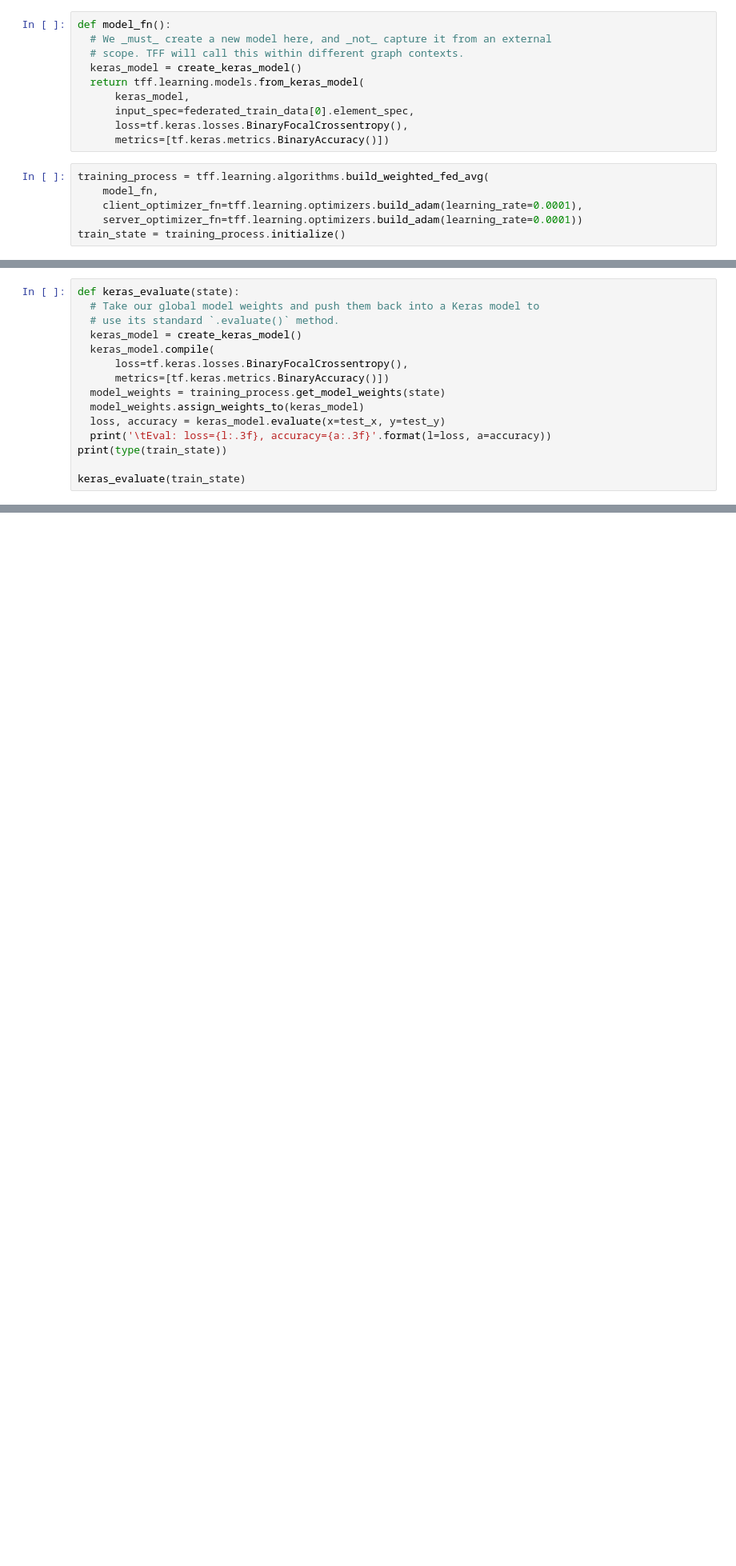
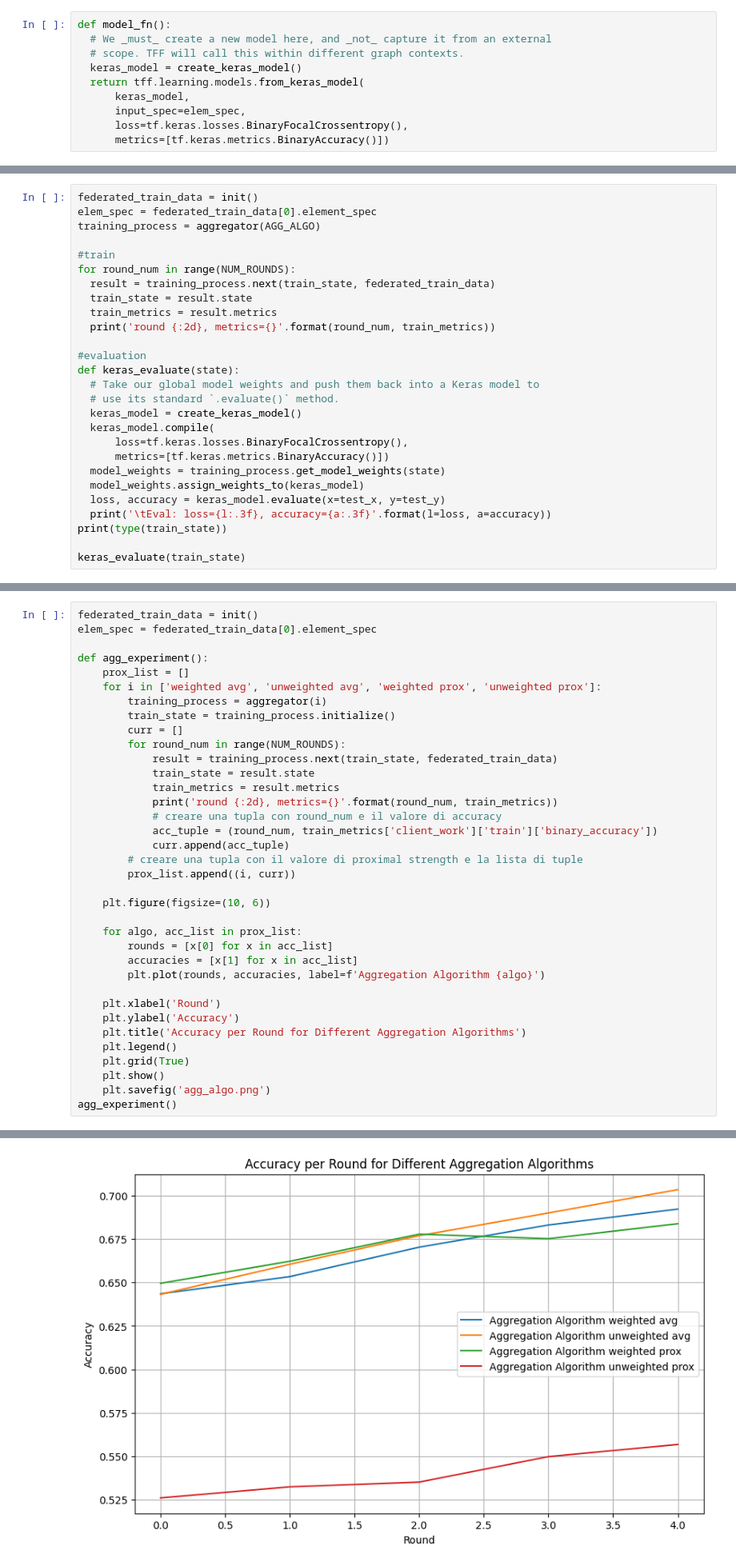
Before and after one commit to VerzaElisa/FL, a Jupyter notebook: federated_task_1.ipynb, the cells around one changed output, grey strips where cells are left out. Shown at 80% size. Cells and saved outputs as stored; diff of their text form; blank space fills up the shorter version.

```diff
--- a/federated_task_1.ipynb
+++ b/federated_task_1.ipynb
@@ -162,12 +149,6 @@ def model_fn():
   keras_model = create_keras_model()
   return tff.learning.models.from_keras_model(
       keras_model,
-      input_spec=federated_train_data[0].element_spec,
+      input_spec=elem_spec,
       loss=tf.keras.losses.BinaryFocalCrossentropy(),
       metrics=[tf.keras.metrics.BinaryAccuracy()])
-# %%
-training_process = tff.learning.algorithms.build_weighted_fed_avg(
-    model_fn,
-    client_optimizer_fn=tff.learning.optimizers.build_adam(learning_rate=0.0001),
-    server_optimizer_fn=tff.learning.optimizers.build_adam(learning_rate=0.0001))
-train_state = training_process.initialize()
@@ -214,4 +178,16 @@ KeyboardInterrupt:
 # %%
+federated_train_data = init()
+elem_spec = federated_train_data[0].element_spec
+training_process = aggregator(AGG_ALGO)
+
+#train
+for round_num in range(NUM_ROUNDS):
+  result = training_process.next(train_state, federated_train_data)
+  train_state = result.state
+  train_metrics = result.metrics
+  print('round {:2d}, metrics={}'.format(round_num, train_metrics))
+
+#evaluation
 def keras_evaluate(state):
   # Take our global model weights and push them back into a Keras model to
   # use its standard `.evaluate()` method.
@@ -228,0 +270,37 @@ keras_evaluate(train_state)
+# %%
+federated_train_data = init()
+elem_spec = federated_train_data[0].element_spec
+
+def agg_experiment():
+    prox_list = []
+    for i in ['weighted avg', 'unweighted avg', 'weighted prox', 'unweighted prox']:
+        training_process = aggregator(i)
+        train_state = training_process.initialize()
+        curr = []
+        for round_num in range(NUM_ROUNDS):
+            result = training_process.next(train_state, federated_train_data)
+            train_state = result.state
+            train_metrics = result.metrics
+            print('round {:2d}, metrics={}'.format(round_num, train_metrics))
+            # creare una tupla con round_num e il valore di accuracy
+            acc_tuple = (round_num, train_metrics['client_work']['train']['binary_accuracy'])
+            curr.append(acc_tuple)
+        # creare una tupla con il valore di proximal strength e la lista di tuple
+        prox_list.append((i, curr))
+
+    plt.figure(figsize=(10, 6))
+
+    for algo, acc_list in prox_list:
+        rounds = [x[0] for x in acc_list]
+        accuracies = [x[1] for x in acc_list]
+        plt.plot(rounds, accuracies, label=f'Aggregation Algorithm {algo}')
+
+    plt.xlabel('Round')
+    plt.ylabel('Accuracy')
+    plt.title('Accuracy per Round for Different Aggregation Algorithms')
+    plt.legend()
+    plt.grid(True)
+    plt.show()
+    plt.savefig('agg_algo.png')
+agg_experiment()
+# %% [output]
@@ -228,0 +395 @@ keras_evaluate(train_state)
+[figure, added]
```
Also changed, not shown: parts of 12 cells of this notebook.
